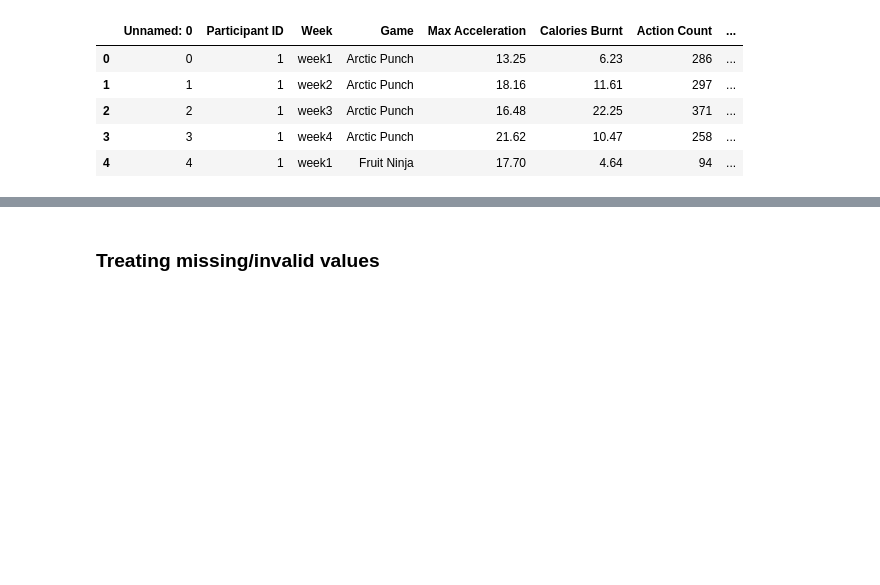
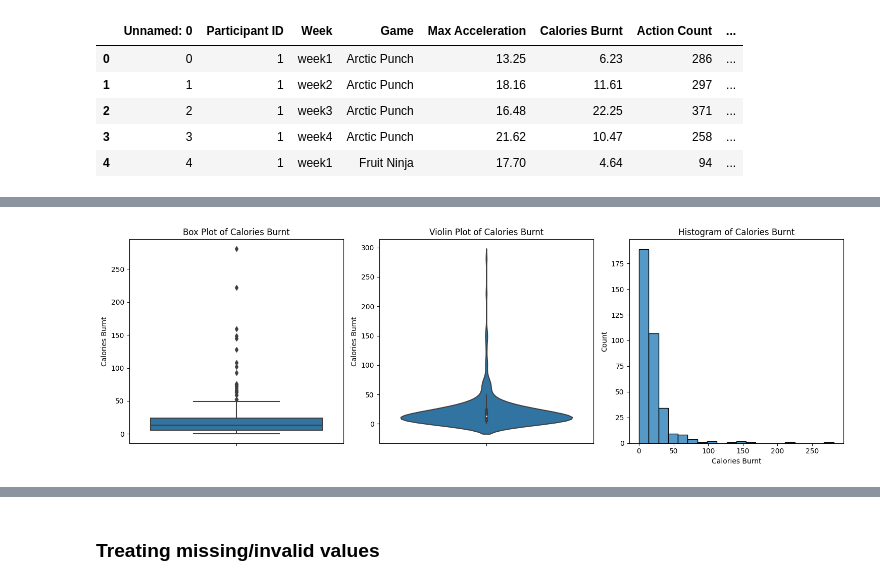
Before and after one commit to GeorgePPP/SG_walk, a Jupyter notebook: Exploratory analysis.ipynb, the cells around one changed output, grey strips where cells are left out. Saved outputs shown, nothing was run; the diff lists cells and outputs as text; code cells hidden in the pictures; blank space fills up the shorter version.

```diff
--- a/Exploratory analysis.ipynb
+++ b/Exploratory analysis.ipynb
@@ -43,0 +80,5 @@ df.head()
+# %%
+# Distribution of Calories Burnt feature
+plotdist(df[['Calories Burnt']],'Calories Burnt')
+# %% [output]
+[figure, added]
```
Also changed, not shown: parts of 10 cells of this notebook.
